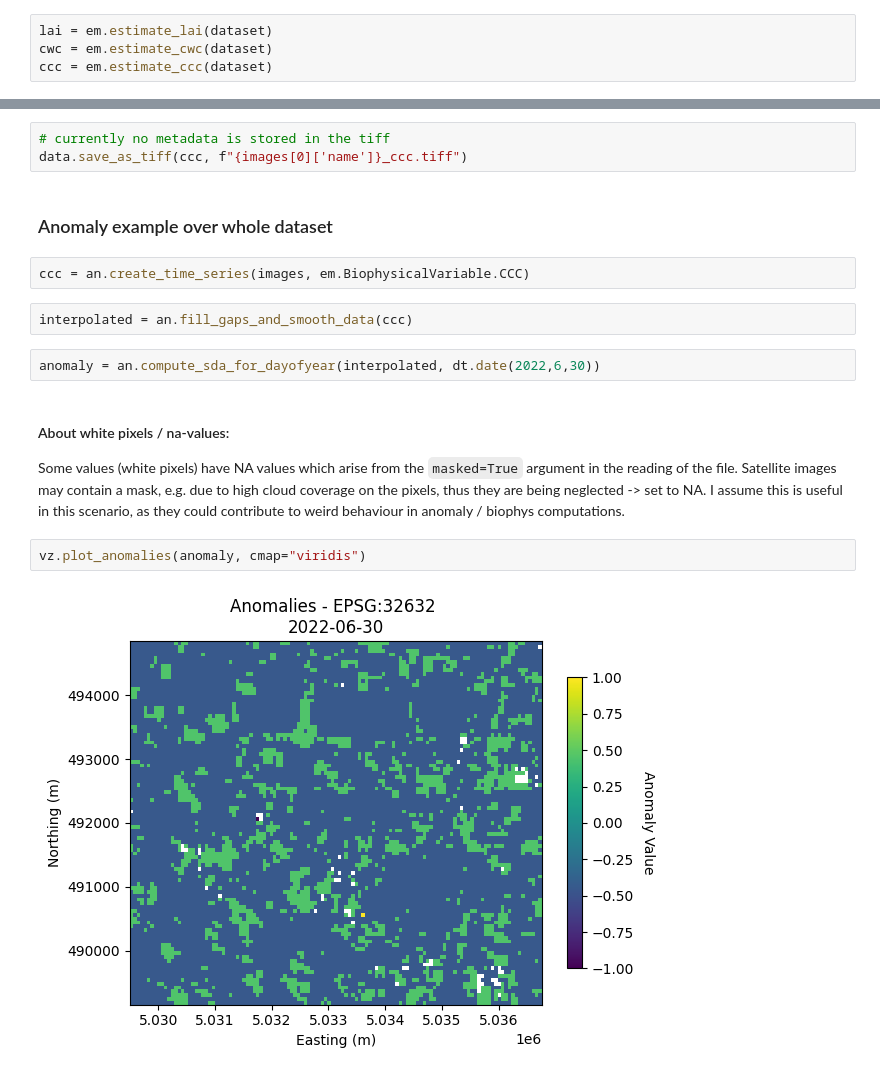
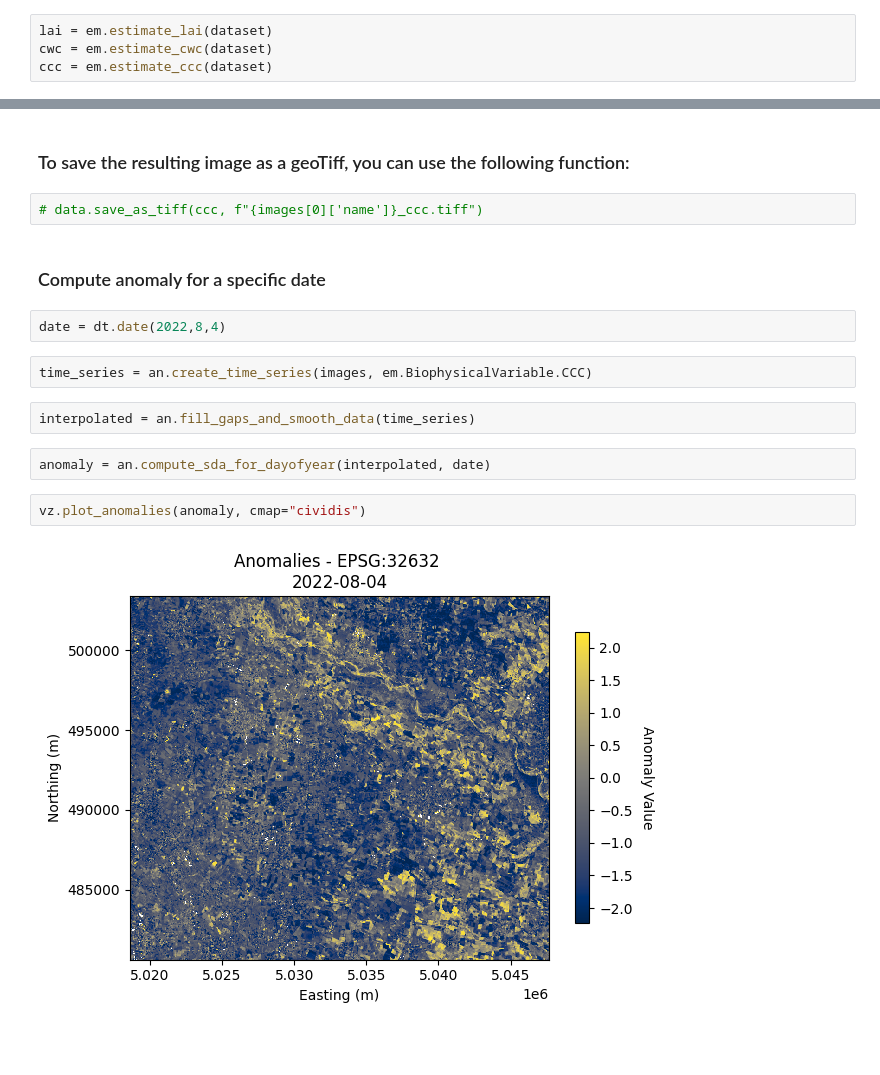
Before and after one commit to LorenzoMelchior/BioPhenomDetector, a Jupyter notebook: Demo.ipynb, the cells around one changed output, grey strips where cells are left out. Drawn from its saved outputs; the diff is of its cells as text; blank space fills up the shorter version.

```diff
--- a/Demo.ipynb
+++ b/Demo.ipynb
@@ -55,20 +65,18 @@ vz.plot_biophys_result(ccc, "rainbow")
+# %% [markdown]
+### To save the resulting image as a geoTiff, you can use the following function:
 # %%
-# currently no metadata is stored in the tiff
-data.save_as_tiff(ccc, f"{images[0]['name']}_ccc.tiff")
+# data.save_as_tiff(ccc, f"{images[0]['name']}_ccc.tiff")
 # %% [markdown]
-### Anomaly example over whole dataset
+### Compute anomaly for a specific date
+# %%
+date = dt.date(2022,8,4)
 # %%
-ccc = an.create_time_series(images, em.BiophysicalVariable.CCC)
+time_series = an.create_time_series(images, em.BiophysicalVariable.CCC)
 # %%
-interpolated = an.fill_gaps_and_smooth_data(ccc)
+interpolated = an.fill_gaps_and_smooth_data(time_series)
 # %%
-anomaly = an.compute_sda_for_dayofyear(interpolated, dt.date(2022,6,30))
+anomaly = an.compute_sda_for_dayofyear(interpolated, date)
-# %% [markdown]
-#### About white pixels / na-values:
-Some values (white pixels) have NA values which arise from the `masked=True` argument in the reading of the file.
-Satellite images may contain a mask, e.g. due to high cloud coverage on the pixels, thus they are being neglected -> set to NA.
-I assume this is useful in this scenario, as they could contribute to weird behaviour in anomaly / biophys computations.
 # %%
-vz.plot_anomalies(anomaly, cmap="viridis")
+vz.plot_anomalies(anomaly, cmap="cividis")
 # %% [output]
-[figure, old version]
+[figure, new version]
```
Also changed, not shown: parts of 18 cells of this notebook, 4 other files.
